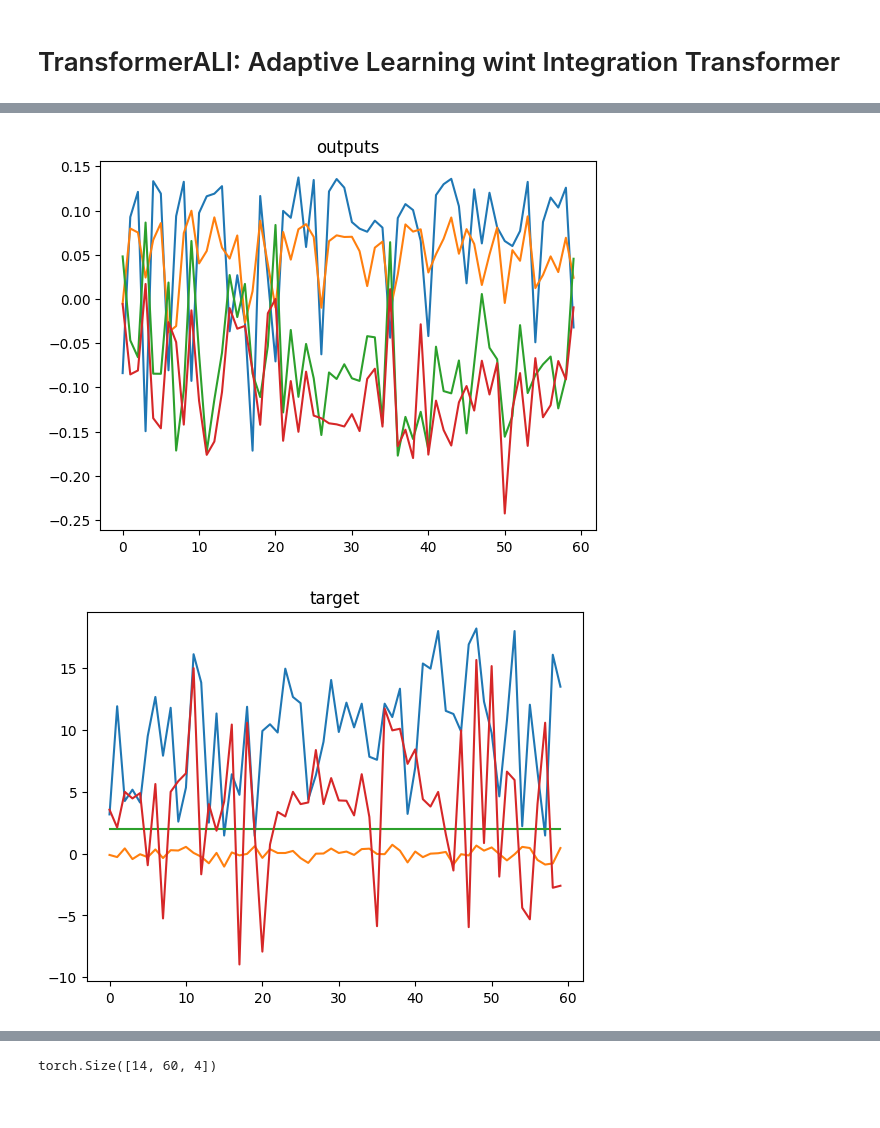
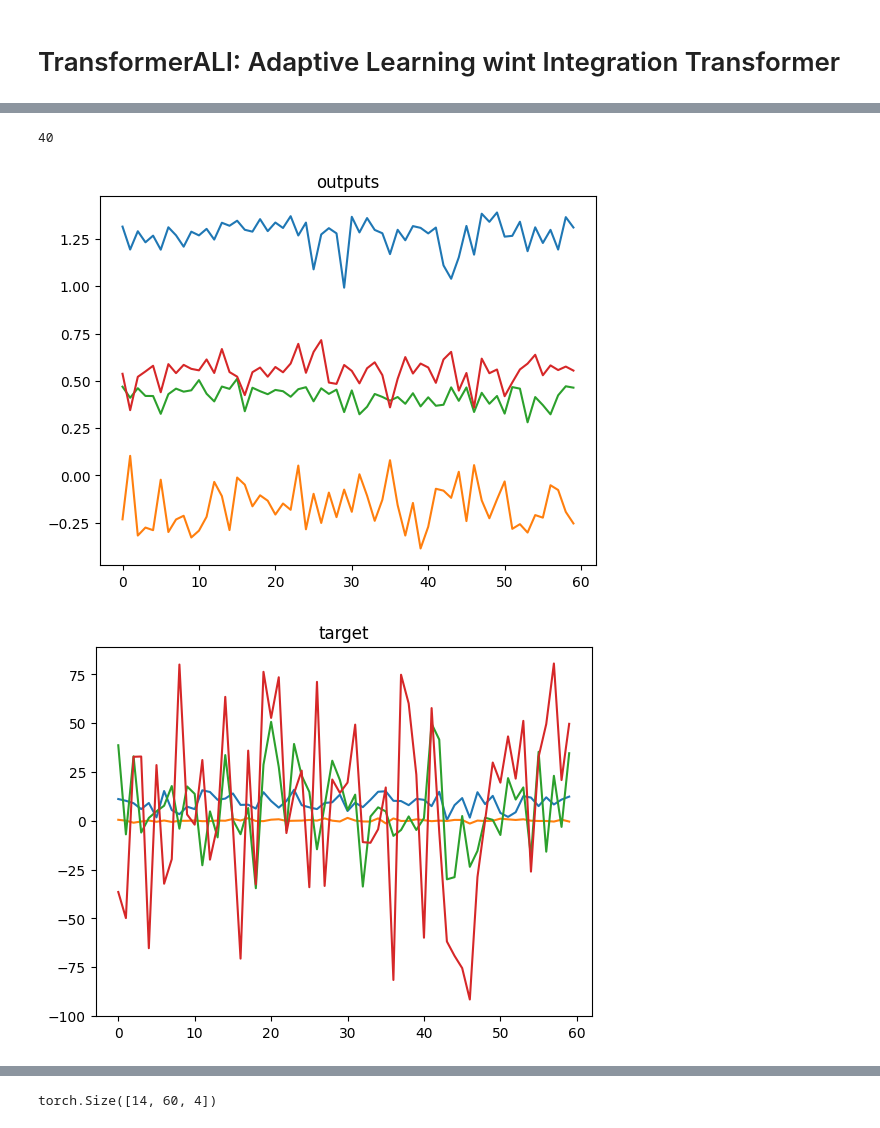
Before and after one commit to alihan-ozturk/attention-is-all-you-need, a Jupyter notebook: Untitled54 (1).ipynb, the cells around one changed output, grey strips where cells are left out. Cells and saved outputs as stored; diff of their text form; code cells hidden in the pictures.

```diff
--- a/Untitled54 (1).ipynb
+++ b/Untitled54 (1).ipynb
@@ -21,11 +21,11 @@ def sqlData(var, n, e):
     x = np.zeros_like(x)
     for i in range(var):
         stra, stpa = np.random.randint(-n//2, n//2, 2)
-        x += np.sin(np.linspace(str+str, stp+stpa, n))*stra * i + 2
+        x += np.sin(np.linspace(str+str, stp+stpa, n))*stra * (i + 1) + 2
         data.append(x.copy())
     return data
 # %%
-def dataset(n, sql, batchsize, func, func_args):
+def dataset(n, batchsize, func, func_args):
     out = np.array([np.array(func(*func_args)) for _ in range(batchsize)])
     rnd = np.random.randint(0, out.shape[2]//4, n//batchsize)
     sql = np.random.randint(out.shape[2]//4, out.shape[2]*3//4, n//batchsize)
@@ -260,7 +260,7 @@ class transformerALI(nn.Module):
     def __init__(self, var, nEncoder, nDecoder, d_model):
         super().__init__()
 
-        self.pos = PositionalEncoding(var, max_len=var*1000)
+        self.pos = PositionalEncoding(d_model, max_len=1000)
 
         encoderLayers = []
         nEnc = np.linspace(var, d_model, nEncoder+1, dtype=np.int32)
@@ -290,6 +290,7 @@ class transformerALI(nn.Module):
 
     def forward(self, x):
         x = self.encoder(x)
+        x = self.pos(x)
         x = self.transformerEncoder(x, self.mask(len(x)))
         x = self.decoder(x.mean(0)) # best score before decode doing average
         return x
@@ -325,20 +326,20 @@ def updateWeightSeq(model, seq):
 
 #         return loss
 # %%
-epoch = 200
+epoch = 600
 var = 4
 seqlen = 40
-dmodel = 128
+dmodel = 256
 lr = 5e-5
 seq = 12
 enc = 4
-dec = 2
+dec = 4
 batchSize = 96
 nEncoder = 3
 nDecoder = 2
 
 # net = transformerFantasy(seq, var, enc, dec, dmodel).to("cuda")
-net = transformerALI(var, nEncoder, nDecoder, d_model).to("cuda")
+net = transformerALI(var, nEncoder, nDecoder, dmodel).to("cuda")
 criterion = nn.MSELoss()
 # criterion2 = CorrelationLoss()
 optimizer = optim.Adam(net.parameters(), lr=lr)
@@ -347,7 +348,7 @@ hist = []
 minLoss = float('inf')
 for i in range(epoch):
     net.train()
-    for j, (src, tgt) in enumerate(dataset(batchSize*8, seq, batchSize, sqlData, (var, seqlen, 0.2))):
+    for j, (src, tgt) in enumerate(dataset(batchSize*8, batchSize, sqlData, (var, seqlen, 0.2))):
         src = torch.from_numpy(src).to(torch.float32).permute(2, 0, 1).to("cuda")
         tgt = torch.from_numpy(tgt).to(torch.float32).to("cuda")
 
@@ -361,7 +362,7 @@ for i in range(epoch):
 
     net.eval()
     runningLoss = 0
-    for k, (src, tgt) in enumerate(dataset(batchSize*2, seq, batchSize, sqlData, (var, seqlen, 0.2))):
+    for k, (src, tgt) in enumerate(dataset(batchSize*2, batchSize, sqlData, (var, seqlen, 0.2))):
         src = torch.from_numpy(src).to(torch.float32).permute(2, 0, 1).to("cuda")
         tgt = torch.from_numpy(tgt).to(torch.float32).to("cuda")
 
@@ -407,24 +408,28 @@ minLoss, np.mean(hist[-epoch//4:])
+# %%
+seqlen
+# %% [output]
+40
 # %%
 net.eval().to("cpu")
 # net.msk = net.msk.to("cpu")
 
-src, tgt = next(iter(dataset(60, seq, 60, sqlData, (var, 25, 0.2))))
+src, tgt = next(iter(dataset(60, seq, 60, sqlData, (var, 100, 0.2))))
 src = torch.from_numpy(src).to(torch.float32).permute(2, 0, 1)
 tgt = torch.from_numpy(tgt).to(torch.float32)
 
 with torch.no_grad():
      outputs = net(src)
 
 plt.plot(outputs)
 plt.title("outputs")
 plt.show()
 plt.plot(tgt)
 plt.title("target")
 plt.show()
 
-plt.plot(tgt-outputs))
+plt.plot(tgt-outputs)
 plt.title("error")
 plt.show()
 # %% [output]
-[figure, old version]
+[figure, new version]
-[figure, old version]
+[figure, new version]
```
Also changed, not shown: parts of 7 cells of this notebook.
